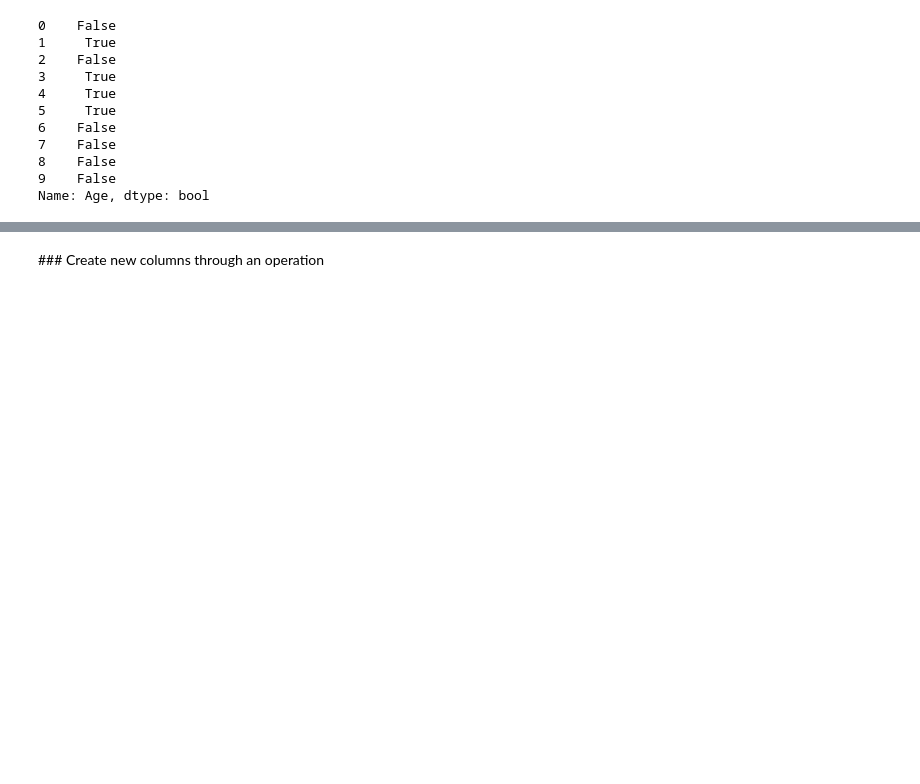
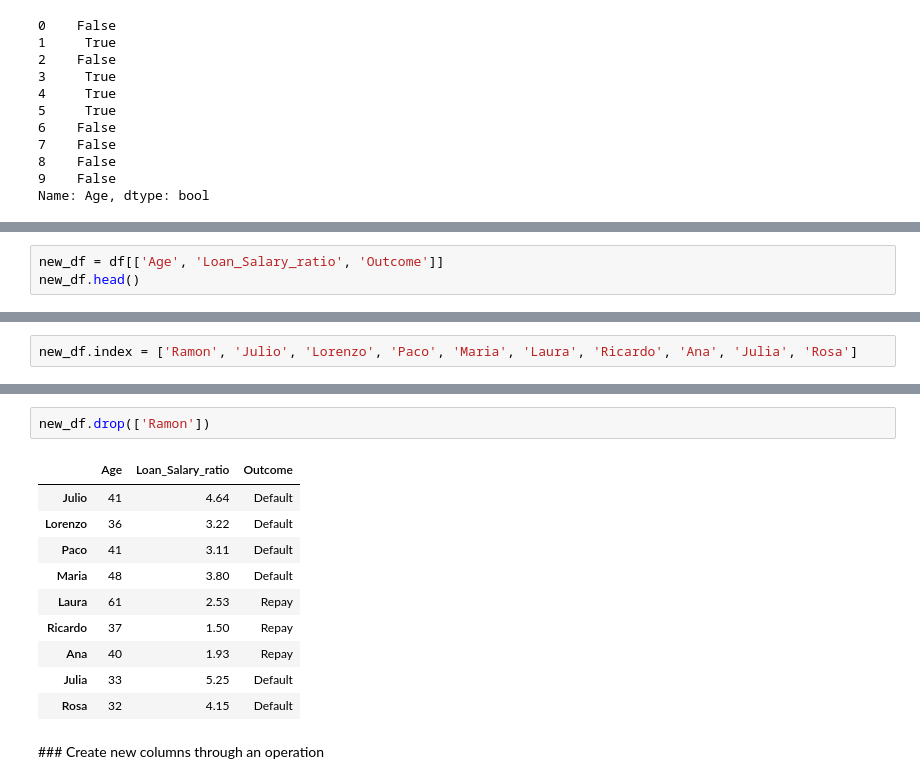
Before and after one commit to pepebonet/Introduction_Python, a Jupyter notebook: scripts/Introduction_to_Pandas.ipynb, the cells around one changed output, grey strips where cells are left out. Cells and saved outputs as stored; diff of their text form; blank space fills up the shorter version.

```diff
--- a/scripts/Introduction_to_Pandas.ipynb
+++ b/scripts/Introduction_to_Pandas.ipynb
@@ -191,0 +188,3 @@ df_age_40.head()
+# %%
+new_df = df[['Age', 'Loan_Salary_ratio', 'Outcome']]
+new_df.head()
@@ -191,0 +198,2 @@ df_age_40.head()
+# %%
+new_df.index = ['Ramon', 'Julio', 'Lorenzo', 'Paco', 'Maria', 'Laura', 'Ricardo', 'Ana', 'Julia', 'Rosa']
@@ -192,3 +237,16 @@ df_age_40.head()
+# %%
+new_df.drop(['Ramon'])
+# %% [output]
+|  | Age | Loan_Salary_ratio | Outcome |
+| Julio | 41 | 4.64 | Default |
+| Lorenzo | 36 | 3.22 | Default |
+| Paco | 41 | 3.11 | Default |
+| Maria | 48 | 3.80 | Default |
+| Laura | 61 | 2.53 | Repay |
+| Ricardo | 37 | 1.50 | Repay |
+| Ana | 40 | 1.93 | Repay |
+| Julia | 33 | 5.25 | Default |
+| Rosa | 32 | 4.15 | Default |
 # %% [markdown]
 ### Create new columns through an operation
 # %%
```
Also changed, not shown: parts of 26 cells of this notebook.
